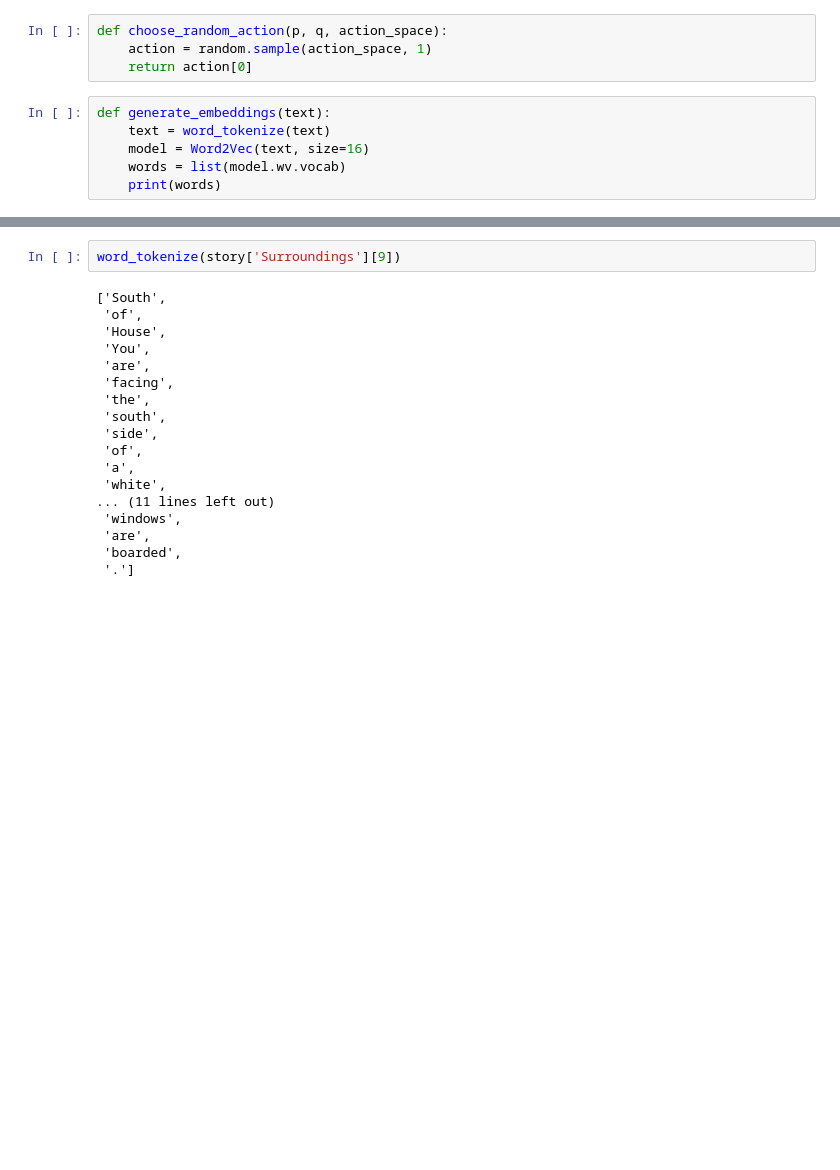
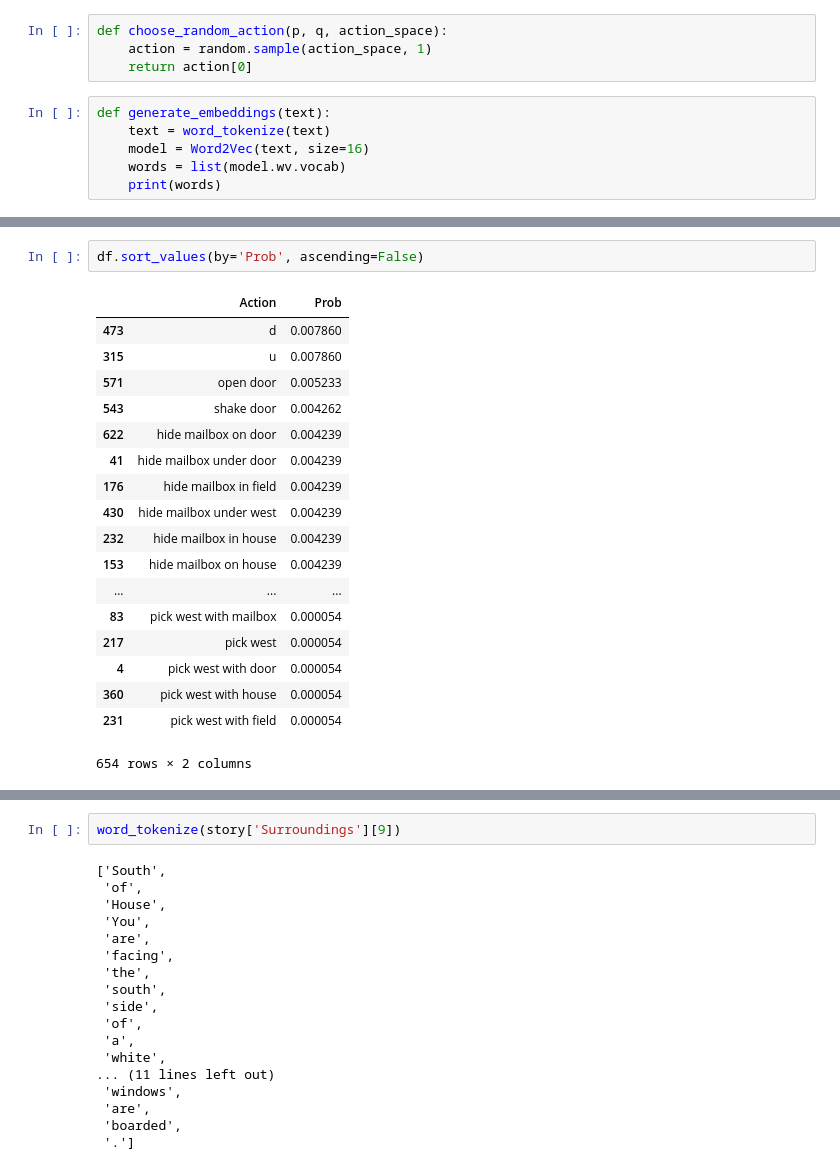
Before and after one commit to matthewsparr/dsc-5-capstone-project-online-ds-sp-000, a Jupyter notebook: main.ipynb, the cells around one changed output, grey strips where cells are left out. Cells and saved outputs as stored; diff of their text form; blank space fills up the shorter version.

```diff
--- a/main.ipynb
+++ b/main.ipynb
@@ -314,0 +340,21 @@ KeyboardInterrupt:
+# %%
+df.sort_values(by='Prob', ascending=False)
+# %% [output]
+|  | Action | Prob |
+| 473 | d | 0.007860 |
+| 315 | u | 0.007860 |
+| 571 | open door | 0.005233 |
+| 543 | shake door | 0.004262 |
+| 622 | hide mailbox on door | 0.004239 |
+| 41 | hide mailbox under door | 0.004239 |
+| 176 | hide mailbox in field | 0.004239 |
+| 430 | hide mailbox under west | 0.004239 |
+| 232 | hide mailbox in house | 0.004239 |
+| 153 | hide mailbox on house | 0.004239 |
+| ... | ... | ... |
+| 83 | pick west with mailbox | 0.000054 |
+| 217 | pick west | 0.000054 |
+| 4 | pick west with door | 0.000054 |
+| 360 | pick west with house | 0.000054 |
+| 231 | pick west with field | 0.000054 |
+654 rows × 2 columns
```
Also changed, not shown: parts of 20 cells of this notebook.
